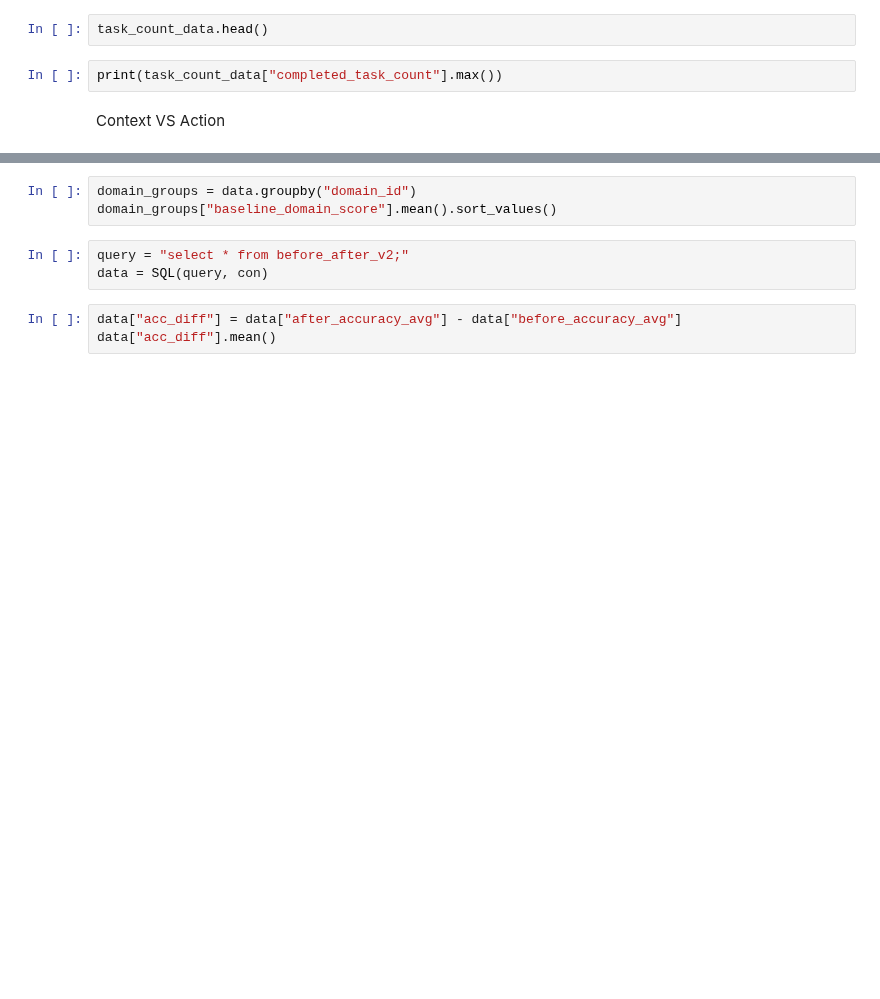
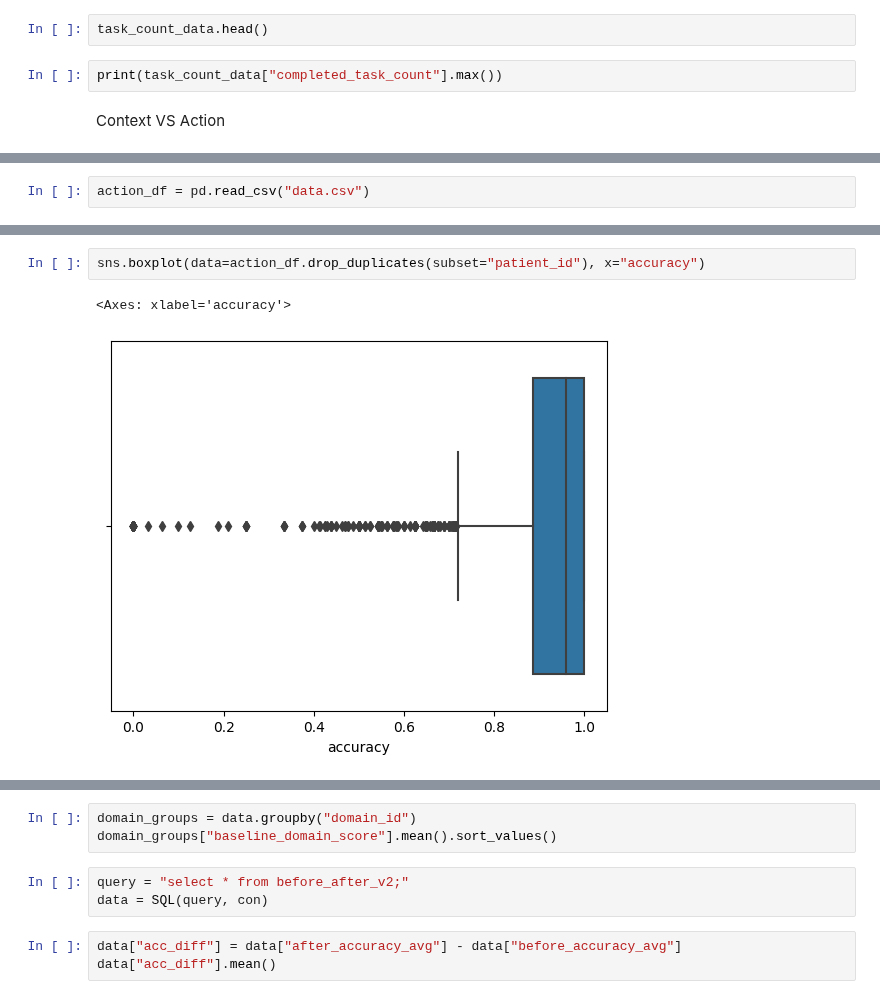
Before and after one commit to twchen88/ct_research, a Jupyter notebook: script.ipynb, the cells around one changed output, grey strips where cells are left out. Cells and saved outputs as stored; diff of their text form; blank space fills up the shorter version.

```diff
--- a/script.ipynb
+++ b/script.ipynb
@@ -105,0 +104,2 @@ KeyboardInterrupt:
+# %%
+action_df = pd.read_csv("data.csv")
@@ -105,0 +130,5 @@ KeyboardInterrupt:
+# %%
+sns.boxplot(data=action_df.drop_duplicates(subset="patient_id"), x="accuracy")
+# %% [output]
+<Axes: xlabel='accuracy'>
+[figure, added]
```
Also changed, not shown: parts of 19 cells of this notebook, 4 other files.
